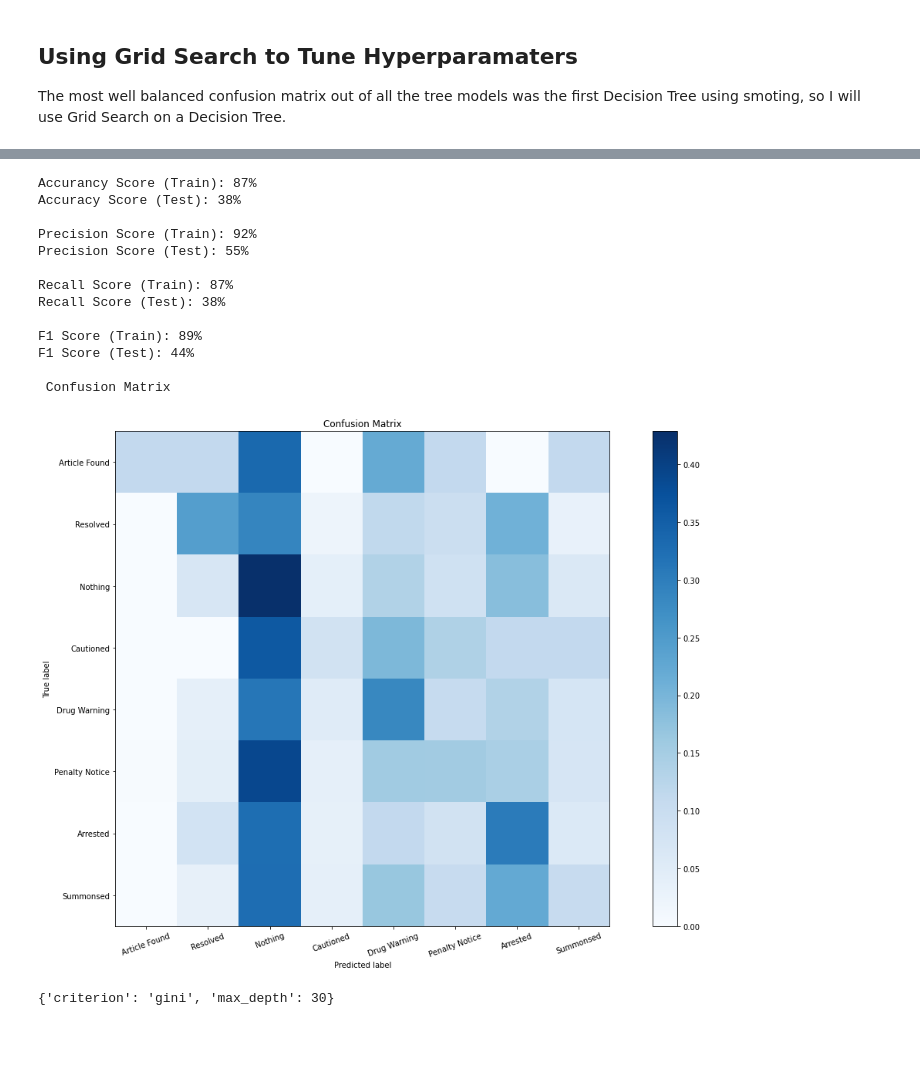
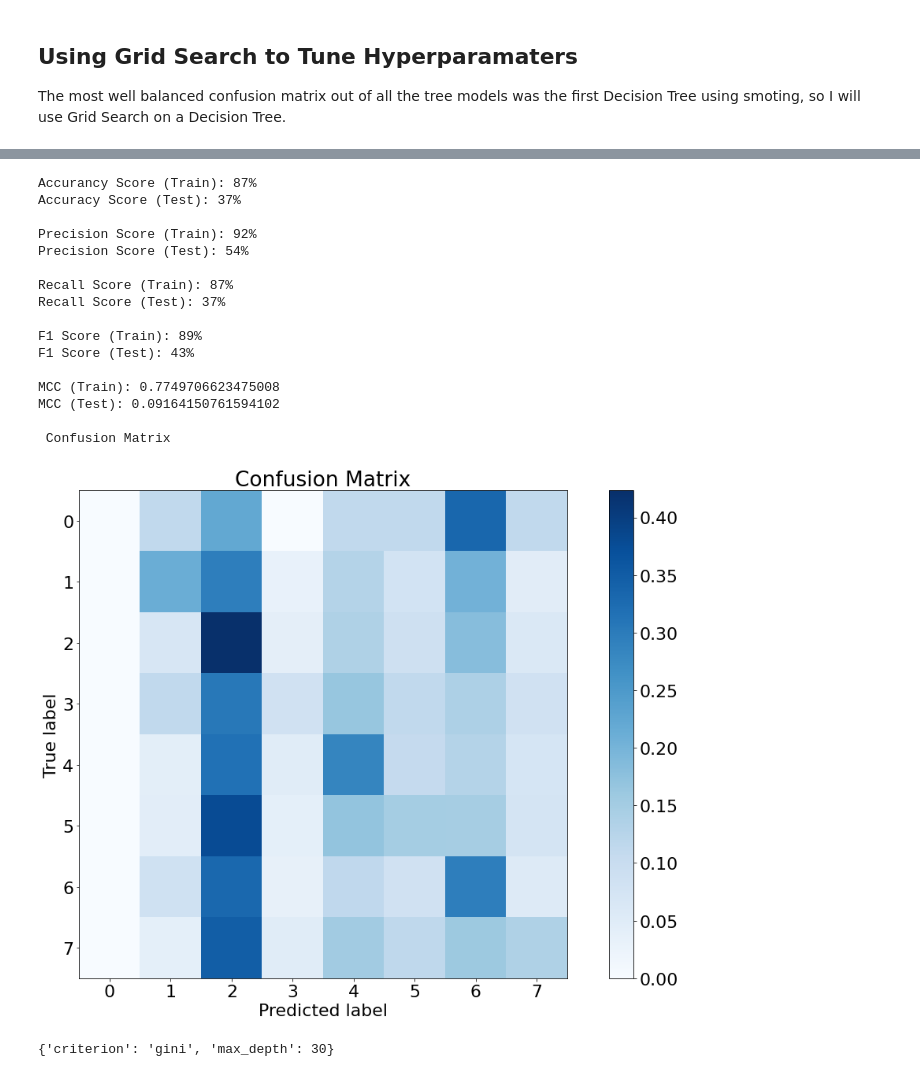
Before and after one commit to MQumairi/intro_to_ai_coursework, a Jupyter notebook: src/Decision Tree.ipynb, the cells around one changed output, grey strips where cells are left out. Drawn from its saved outputs; the diff is of its cells as text; code cells hidden in the pictures; blank space fills up the shorter version.

```diff
--- a/src/Decision Tree.ipynb
+++ b/src/Decision Tree.ipynb
@@ -22,7 +22,10 @@ from imblearn.over_sampling import SMOTE
 from imblearn.under_sampling import RandomUnderSampler
 from imblearn.pipeline import Pipeline
 # %%
-def evaluate(model, X_train, y_train, X_test, y_test, average='weighted', binary=False):
+police_actions_simple = ["Article Found", "Resolved", "Nothing",
+                         "Cautioned", "Drug Warning", "Penalty Notice", "Arrested", "Summonsed"]
+
+def evaluate(model, X_train, y_train, X_test, y_test, target_classes=police_actions_simple, average='weighted', binary=False, rotation=90, fontsize=18):
     print(f"Accurancy Score (Train): {int(np.around(model.score(X_train, y_train), 2) * 100)}%")
     print(f"Accuracy Score (Test): {int(np.around(model.score(X_test, y_test), 2) * 100)}%")
     y_train_predictions = model.predict(X_train)
@@ -37,9 +40,9 @@ def evaluate(model, X_train, y_train, X_test, y_test, average='weighted', binary
     print(f"MCC (Test): {matthews_corrcoef(y_test, y_test_predictions)}")
     print("\n Confusion Matrix")
     if binary:
-        util.confusion_plot(y_test=y_test, y_predictions=y_test_predictions, target_classes=["No Action", "Action"])
+        util.confusion_plot(y_test=y_test, y_predictions=y_test_predictions, target_classes=["No Action", "Action"], rotation=rotation, fontsize=fontsize)
     else:
-        util.confusion_plot(y_test=y_test, y_predictions=y_test_predictions)
+        util.confusion_plot(y_test=y_test, y_predictions=y_test_predictions, target_classes=target_classes, rotation=rotation, fontsize=fontsize)
 # %% [markdown]
 ## Cleaning the Data set
 # %%
@@ -637,6 +660,6 @@ plt.show()
 # %% [markdown]
 The graph indicates that the most stable precision occurs at around 100 n_estimators, which is the default.
 # %%
-f_model = RandomForestClassifier(criterion="entropy")
+rf_model = RandomForestClassifier(criterion="entropy")
 rf_model.fit(X_train, y_train)
 # %% [output]
@@ -738,22 +776,25 @@ GridSearchCV(cv=3, estimator=DecisionTreeClassifier(), n_jobs=-1,
                                        40, 50, 70, 90, 120, 150]},
              scoring='precision_weighted', verbose=1)
 # %%
-evaluate(model=decision_tree_search.best_estimator_, X_train=X_train, y_train=y_train, X_test=X_test, y_test=y_test, average="weighted")
+evaluate(model=decision_tree_search.best_estimator_, X_train=X_train, y_train=y_train, X_test=X_test, y_test=y_test, target_classes=[0, 1, 2, 3, 4, 5, 6, 7], rotation=0, fontsize=22)
 # %% [output]
 Accurancy Score (Train): 87%
-Accuracy Score (Test): 38%
+Accuracy Score (Test): 37%
 
 Precision Score (Train): 92%
-Precision Score (Test): 55%
+Precision Score (Test): 54%
 
 Recall Score (Train): 87%
-Recall Score (Test): 38%
+Recall Score (Test): 37%
 
 F1 Score (Train): 89%
-F1 Score (Test): 44%
+F1 Score (Test): 43%
+
+MCC (Train): 0.7749706623475008
+MCC (Test): 0.09164150761594102
 
  Confusion Matrix
-[figure, old version]
+[figure, new version]
 # %%
 print(decision_tree_search.best_params_)
 # %% [output]
```
Also changed, not shown: parts of 27 cells of this notebook, 2 other files.
